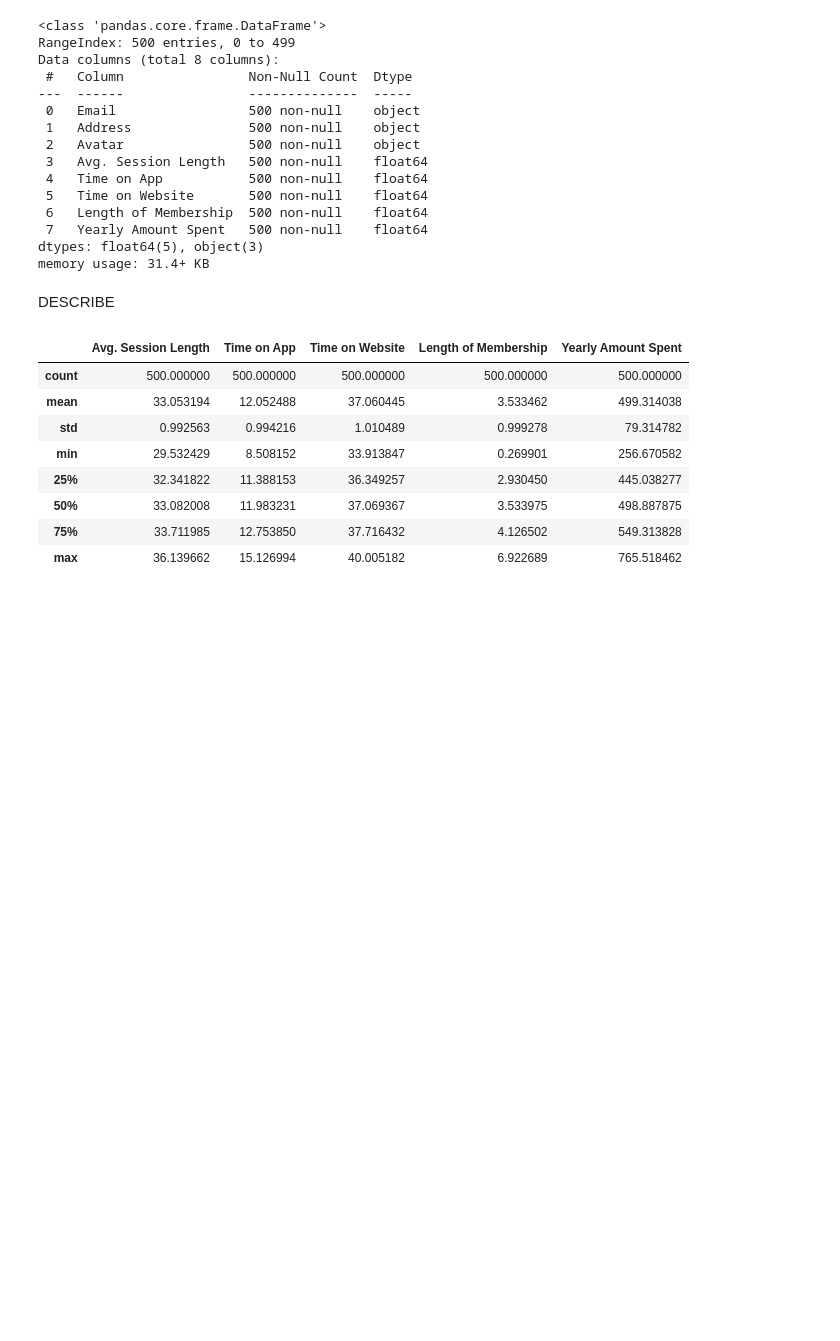
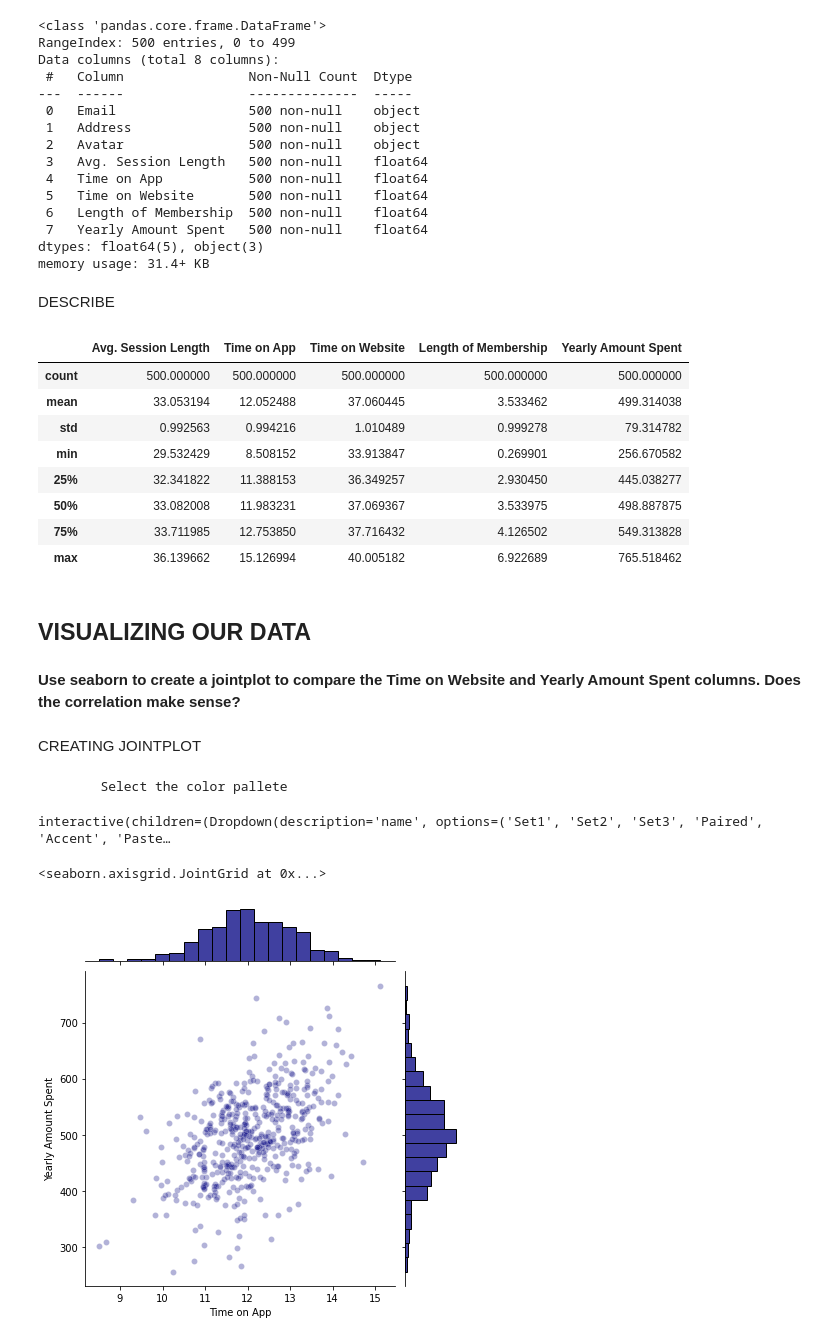
Before and after one commit to KumarGaurav20/ML-HOMEWORK, a Jupyter notebook: ML_AS1.ipynb, the cells around one changed output. Drawn from its saved outputs; the diff is of its cells as text; code cells hidden in the pictures; blank space fills up the shorter version.

Commit message:
VERSION 3: JOINTPLOT VISUALIZED

```diff
--- a/ML_AS1.ipynb
+++ b/ML_AS1.ipynb
@@ -109,3 +109,20 @@ customer_data.describe()
 | 50% | 33.082008 | 11.983231 | 37.069367 | 3.533975 | 498.887875 |
 | 75% | 33.711985 | 12.753850 | 37.716432 | 4.126502 | 549.313828 |
 | max | 36.139662 | 15.126994 | 40.005182 | 6.922689 | 765.518462 |
+# %% [markdown]
+## VISUALIZING OUR DATA
+# %% [markdown]
+**Use seaborn to create a jointplot to compare the Time on Website and Yearly Amount Spent columns. Does the correlation make sense?**
+# %% [markdown]
+CREATING JOINTPLOT
+# %%
+print('\tSelect the color pallete\n')
+c_map= sns.choose_colorbrewer_palette('q')
+# %% [output]
+        Select the color pallete
+interactive(children=(Dropdown(description='name', options=('Set1', 'Set2', 'Set3', 'Paired', 'Accent', 'Paste…
+# %%
+sns.jointplot(x='Time on App',y='Yearly Amount Spent',data=customer_data, color='navy', alpha=0.3)
+# %% [output]
+<seaborn.axisgrid.JointGrid at 0x...>
+[figure, added]
```
Also changed, not shown: parts of 3 cells of this notebook.
